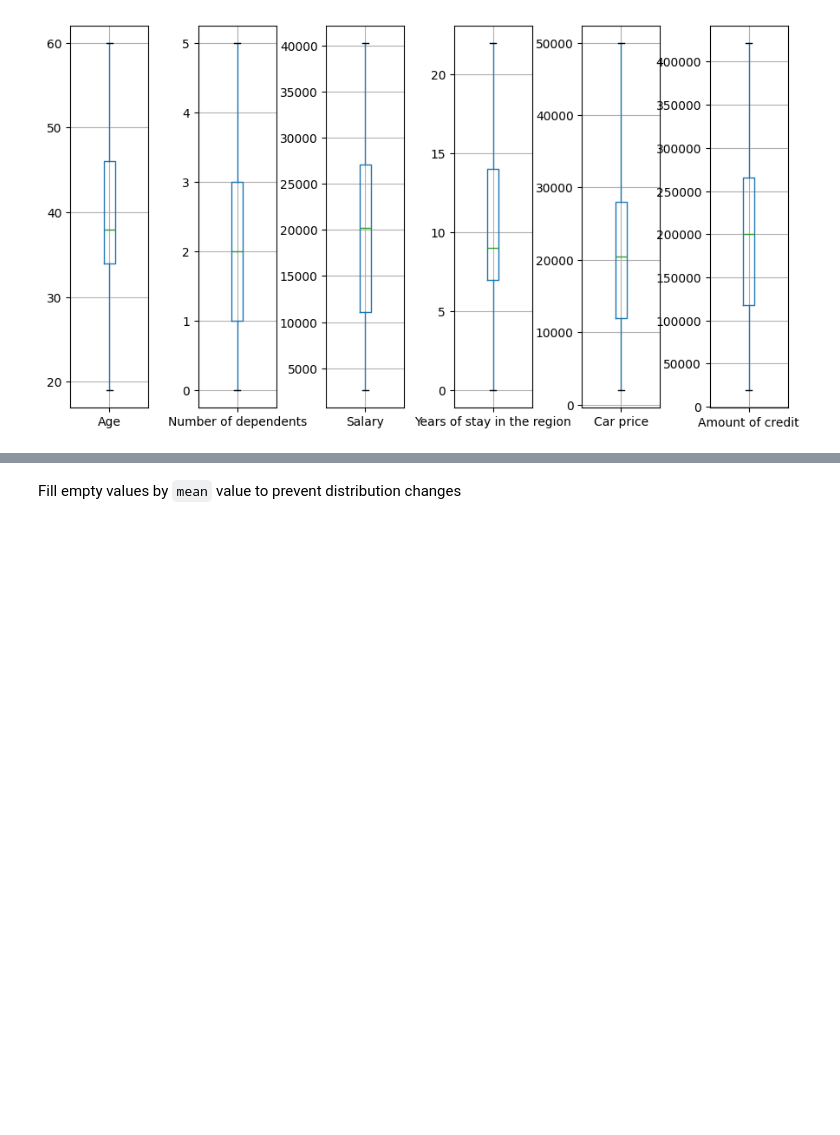
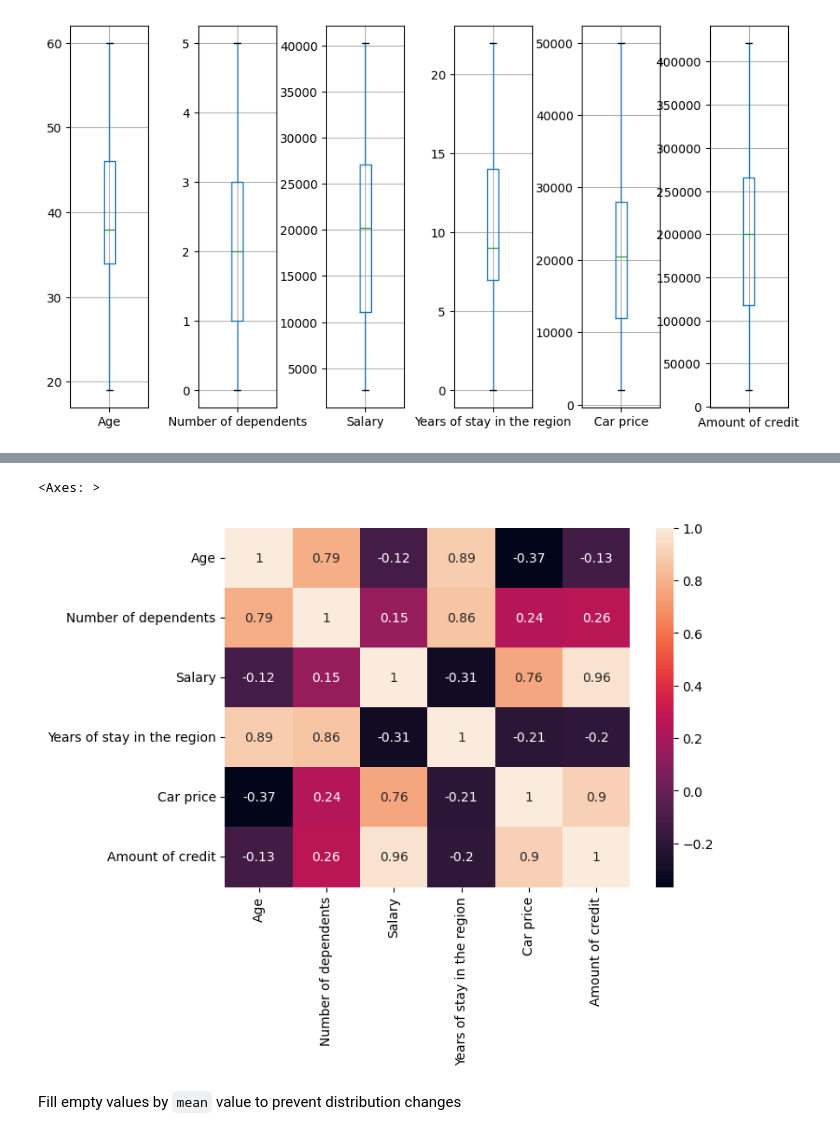
Before and after one commit to Data-Mining-HSE/dimentionality_reduction, a Jupyter notebook: report.ipynb, the cells around one changed output, grey strips where cells are left out. Drawn from its saved outputs; the diff is of its cells as text; code cells hidden in the pictures; blank space fills up the shorter version.

```diff
--- a/report.ipynb
+++ b/report.ipynb
@@ -36,3 +44,10 @@ get_boxplot(dataset)
+# %%
+corr = dataset.corr(method='pearson')
+plt.figure(figsize=(7, 5))
+sns.heatmap(corr, annot=True)
+# %% [output]
+<Axes: >
+[figure, added]
 # %% [markdown]
 Fill empty values by `mean` value to prevent distribution changes
 # %%
```
Also changed, not shown: parts of 4 cells of this notebook, 1 other file.
